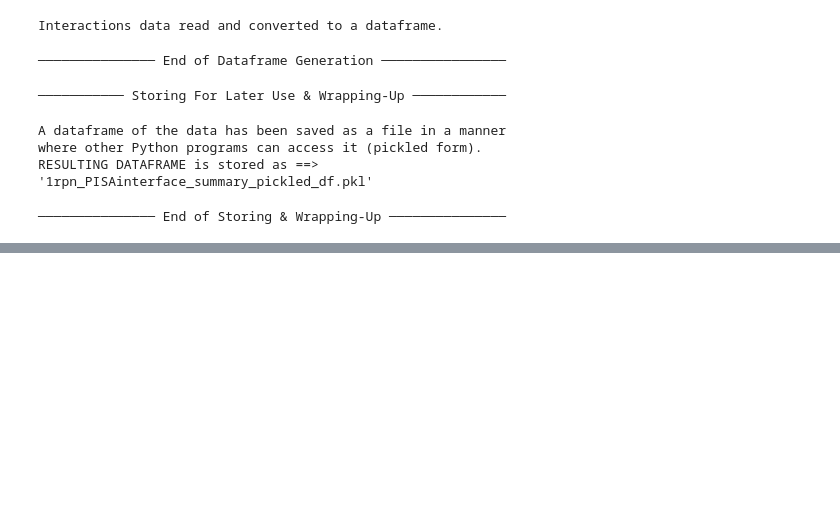
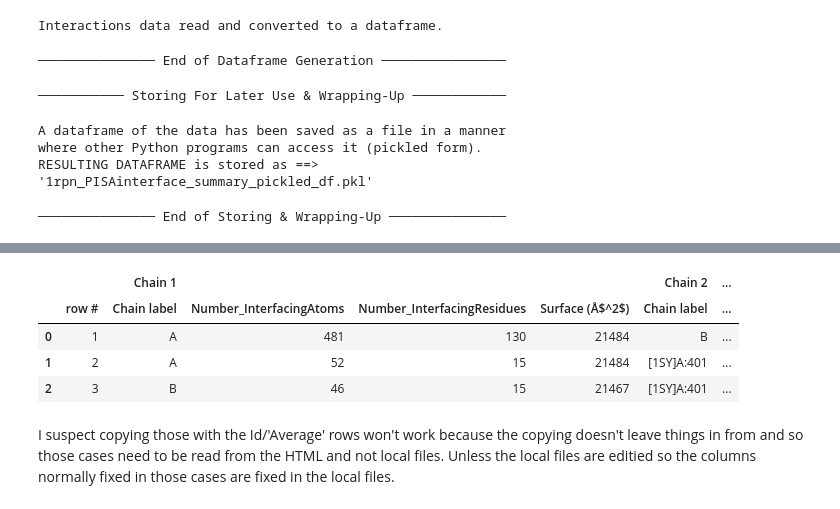
Before and after one commit to fomightez/pdbepisa-binder, a Jupyter notebook: notebooks/tests_of_pisa_interface_list_to_df.py.ipynb, the cells around one changed output, grey strips where cells are left out. Saved outputs shown, nothing was run; the diff lists cells and outputs as text; code cells hidden in the pictures; blank space fills up the shorter version.

Commit message:
add additional cases and better annotate

```diff
--- a/notebooks/tests_of_pisa_interface_list_to_df.py.ipynb
+++ b/notebooks/tests_of_pisa_interface_list_to_df.py.ipynb
@@ -191,0 +243,12 @@ df
+# %%
+import pandas as pd
+df5 = pd.read_pickle("6nt7_PISAinterface_summary_pickled_df.pkl")
+df5
+# %% [output]
+|  |  | Chain 1 |  |  |  | Chain 2 | ... |
+|  | row # | Chain label | Number_InterfacingAtoms | Number_InterfacingResidues | Surface (Å$^2$) | Chain label | ... |
+| 0 | 1 | A | 481 | 130 | 21484 | B | ... |
+| 1 | 2 | A | 52 | 15 | 21484 | [1SY]A:401 | ... |
+| 2 | 3 | B | 46 | 15 | 21467 | [1SY]A:401 | ... |
+# %% [markdown]
+I suspect copying those with the Id/'Average' rows won't work because the copying doesn't leave things in from and so those cases need to be read from the HTML and not local files. Unless the local files are editied so the columns normally fixed in those cases are fixed in the local files.
```
Also changed, not shown: parts of 20 cells of this notebook.
